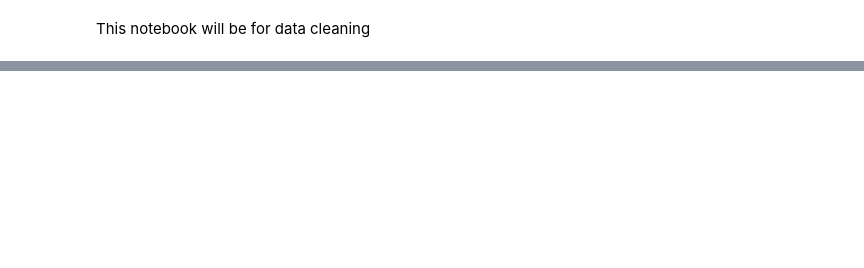
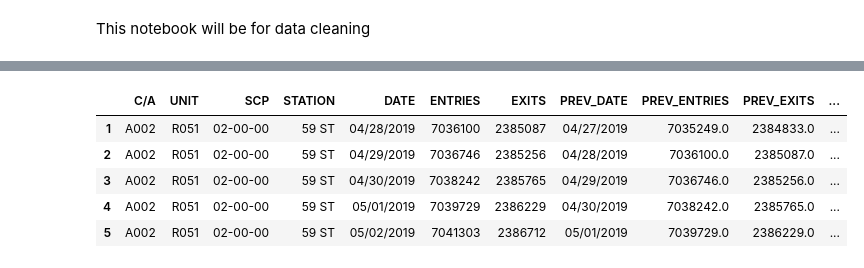
Before and after one commit to anubhavpar/sturdy-goggles, a Jupyter notebook: data_cleaning.ipynb, the cells around one changed output, grey strips where cells are left out. Saved outputs shown, nothing was run; the diff lists cells and outputs as text; code cells hidden in the pictures; blank space fills up the shorter version.

```diff
--- a/data_cleaning.ipynb
+++ b/data_cleaning.ipynb
@@ -31,0 +46,4 @@ dtype: int64
+# %%
+mta_daily = (mta_df
+                        .groupby(["C/A", "UNIT", "SCP", "STATION", "DATE"],as_index=False)
+                        ['ENTRIES','EXITS'].first())
@@ -31,0 +59,5 @@ dtype: int64
+# %%
+# creating previous entries, previous exits, previous date
+mta_daily[["PREV_DATE", "PREV_ENTRIES","PREV_EXITS"]] = (mta_daily
+                                                       .groupby(["C/A", "UNIT", "SCP", "STATION"])["DATE", "ENTRIES",'EXITS']
+                                                       .apply(lambda grp: grp.shift(1)))
@@ -31,0 +73,3 @@ dtype: int64
+# %%
+# dropping NAs in the new columns
+mta_daily.dropna(subset=["PREV_DATE"], axis=0, inplace=True)
@@ -31,0 +123,2 @@ dtype: int64
+# %%
+data = mta_daily
@@ -31,0 +202,9 @@ dtype: int64
+# %%
+data.head()
+# %% [output]
+|  | C/A | UNIT | SCP | STATION | DATE | ENTRIES | EXITS | PREV_DATE | PREV_ENTRIES | PREV_EXITS | ... |
+| 1 | A002 | R051 | 02-00-00 | 59 ST | 04/28/2019 | 7036100 | 2385087 | 04/27/2019 | 7035249.0 | 2384833.0 | ... |
+| 2 | A002 | R051 | 02-00-00 | 59 ST | 04/29/2019 | 7036746 | 2385256 | 04/28/2019 | 7036100.0 | 2385087.0 | ... |
+| 3 | A002 | R051 | 02-00-00 | 59 ST | 04/30/2019 | 7038242 | 2385765 | 04/29/2019 | 7036746.0 | 2385256.0 | ... |
+| 4 | A002 | R051 | 02-00-00 | 59 ST | 05/01/2019 | 7039729 | 2386229 | 04/30/2019 | 7038242.0 | 2385765.0 | ... |
+| 5 | A002 | R051 | 02-00-00 | 59 ST | 05/02/2019 | 7041303 | 2386712 | 05/01/2019 | 7039729.0 | 2386229.0 | ... |
```
Also changed, not shown: parts of 27 cells of this notebook.
